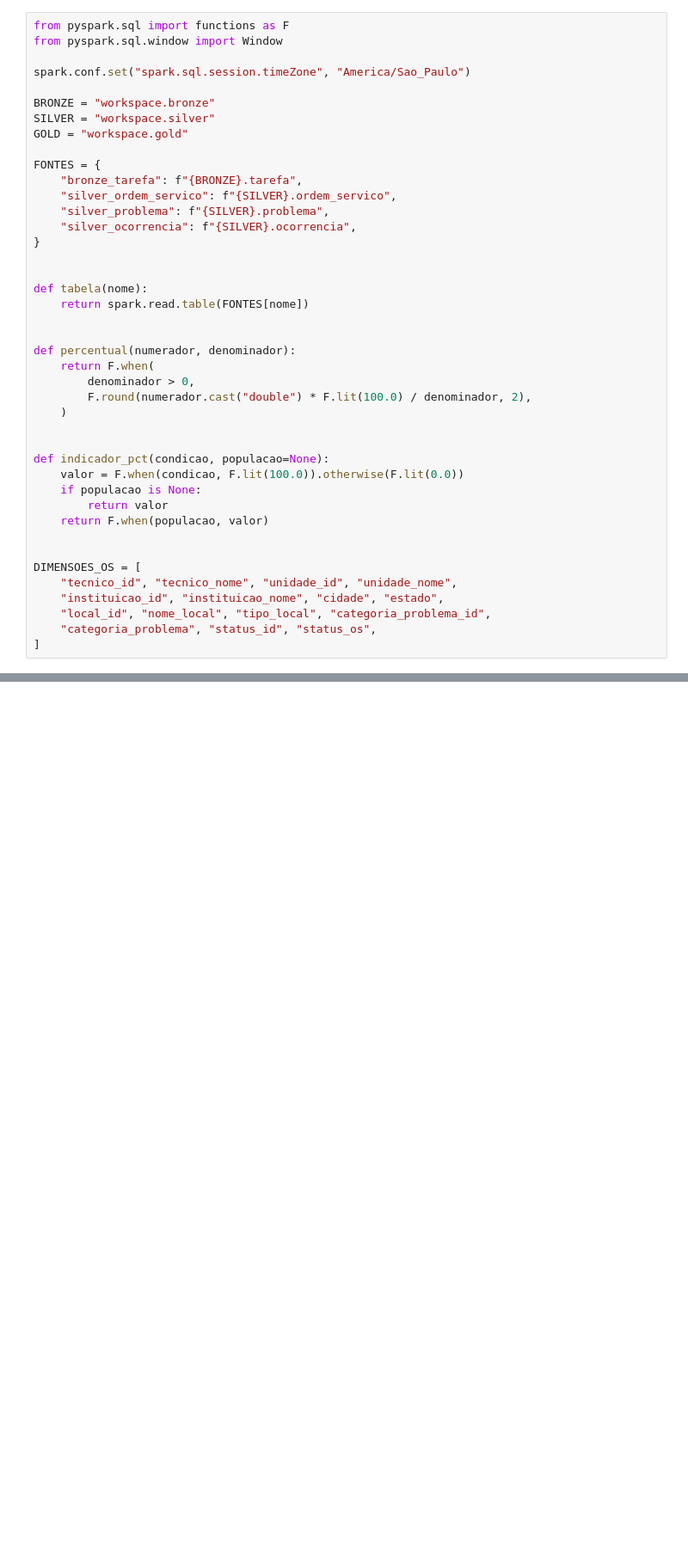
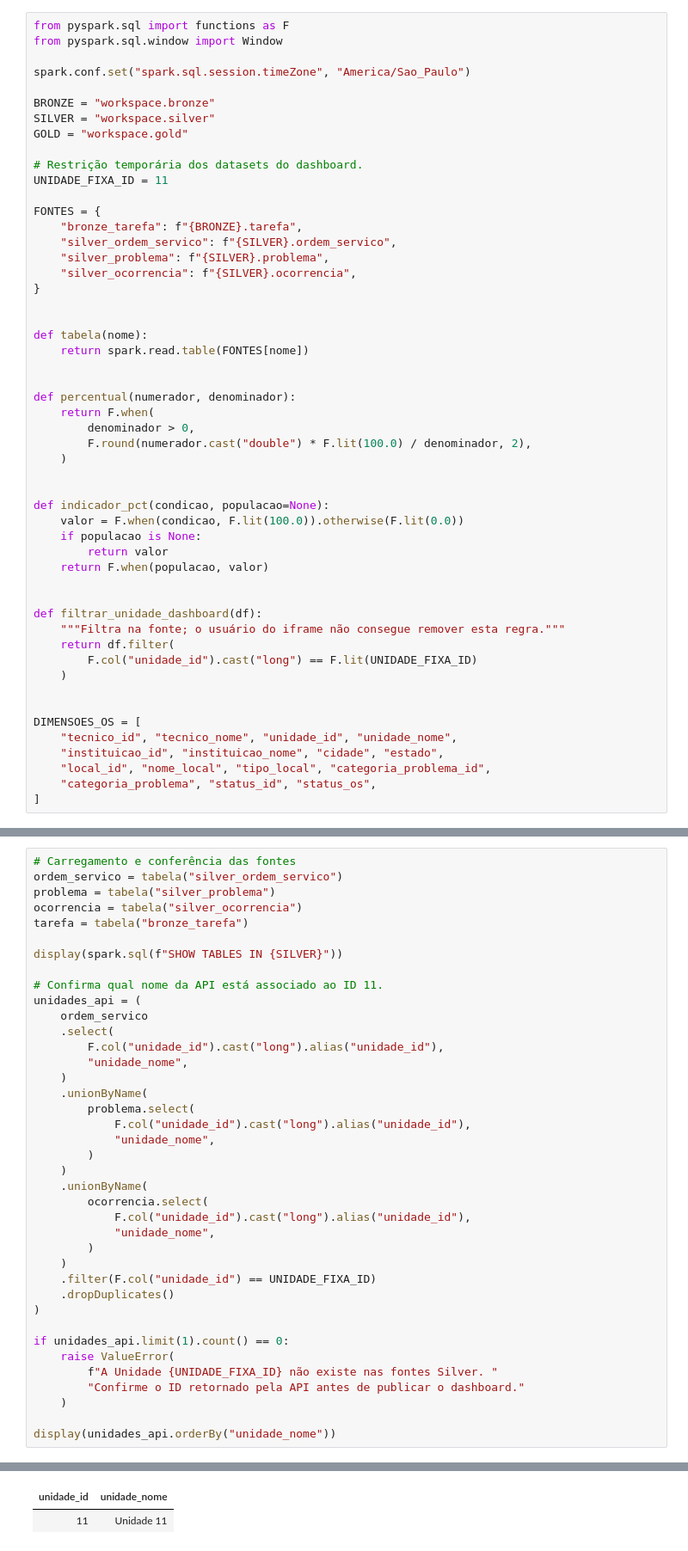
Before and after one commit to Fixa-Inter/segundo-business-intelligence, a Jupyter notebook: notebooks/gold.ipynb, the cells around one changed output, grey strips where cells are left out. Shown at 86% size. Saved outputs shown, nothing was run; the diff lists cells and outputs as text; blank space fills up the shorter version.

```diff
--- a/notebooks/gold.ipynb
+++ b/notebooks/gold.ipynb
@@ -7,6 +7,9 @@ spark.conf.set("spark.sql.session.timeZone", "America/Sao_Paulo")
 BRONZE = "workspace.bronze"
 SILVER = "workspace.silver"
 GOLD = "workspace.gold"
+
+# Restrição temporária dos datasets do dashboard.
+UNIDADE_FIXA_ID = 11
 
 FONTES = {
     "bronze_tarefa": f"{BRONZE}.tarefa",
@@ -34,6 +37,13 @@ def indicador_pct(condicao, populacao=None):
     return F.when(populacao, valor)
 
 
+def filtrar_unidade_dashboard(df):
+    """Filtra na fonte; o usuário do iframe não consegue remover esta regra."""
+    return df.filter(
+        F.col("unidade_id").cast("long") == F.lit(UNIDADE_FIXA_ID)
+    )
+
+
 DIMENSOES_OS = [
     "tecnico_id", "tecnico_nome", "unidade_id", "unidade_nome",
     "instituicao_id", "instituicao_nome", "cidade", "estado",
@@ -55,0 +53,40 @@ display(spark.sql(f"SHOW TABLES IN {SILVER}"))
+# %%
+# Carregamento e conferência das fontes
+ordem_servico = tabela("silver_ordem_servico")
+problema = tabela("silver_problema")
+ocorrencia = tabela("silver_ocorrencia")
+tarefa = tabela("bronze_tarefa")
+
+display(spark.sql(f"SHOW TABLES IN {SILVER}"))
+
+# Confirma qual nome da API está associado ao ID 11.
+unidades_api = (
+    ordem_servico
+    .select(
+        F.col("unidade_id").cast("long").alias("unidade_id"),
+        "unidade_nome",
+    )
+    .unionByName(
+        problema.select(
+            F.col("unidade_id").cast("long").alias("unidade_id"),
+            "unidade_nome",
+        )
+    )
+    .unionByName(
+        ocorrencia.select(
+            F.col("unidade_id").cast("long").alias("unidade_id"),
+            "unidade_nome",
+        )
+    )
+    .filter(F.col("unidade_id") == UNIDADE_FIXA_ID)
+    .dropDuplicates()
+)
+
+if unidades_api.limit(1).count() == 0:
+    raise ValueError(
+        f"A Unidade {UNIDADE_FIXA_ID} não existe nas fontes Silver. "
+        "Confirme o ID retornado pela API antes de publicar o dashboard."
+    )
+
+display(unidades_api.orderBy("unidade_nome"))
+# %% [output]
@@ -56,3 +97,5 @@ display(spark.sql(f"SHOW TABLES IN {SILVER}"))
+| unidade_id | unidade_nome |
+| 11 | Unidade 11 |
 # %%
 df = tabela("silver_ordem_servico")
 gold_kpi_os_criacao_diario = (
```
Also changed, not shown: parts of 18 cells of this notebook, 4 other files.
